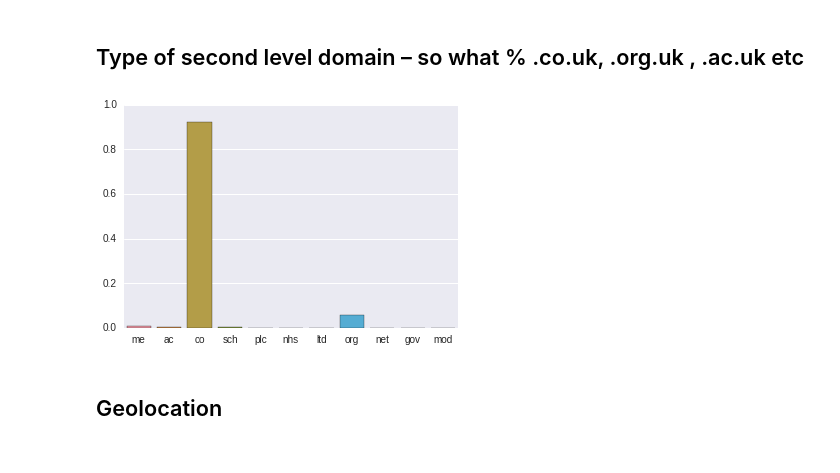
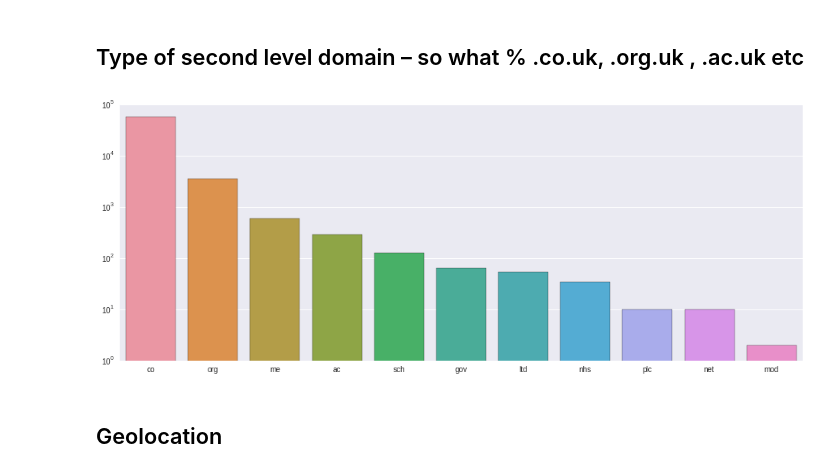
Before and after one commit to ukwa/crawl-analysis, a Jupyter notebook: domain-crawl/2014-domain-crawl-analysis.ipynb, the cells around one changed output. Saved outputs shown, nothing was run; the diff lists cells and outputs as text; code cells hidden in the pictures.

```diff
--- a/domain-crawl/2014-domain-crawl-analysis.ipynb
+++ b/domain-crawl/2014-domain-crawl-analysis.ipynb
@@ -143,18 +153,17 @@ log_non_uk_tld_fractions = [math.log(float(value)/float(non_uk_tld_total)) for v
 # %% [markdown]
 ## Type of second level domain – so what % .co.uk, .org.uk , .ac.uk etc
-# %%
-sld_labels = list(slds.keys())
-sld_total = sum(list(slds.values()))
-sld_fractions = [float(value)/float(sld_total) for value in slds.values()]
-sld_explode = [1 for l in sld_labels]
-
-#pyplot.pie(sld_fractions, labels=sld_labels, shadow=True, explode=sld_explode, autopct="%1.1f%%")
-seaborn.barplot(range(len(sld_labels)),sld_fractions)#labels=non_uk_tld_labels, shadow=False, explode=non_uk_tld_explode, autopct="%1.1f%%")
-plt.xticks(range(len(sld_labels)), sld_labels)
-
-plt.show()
-# %% [output]
-[figure, removed]
+# %%
+slds_sorted = OrderedDict(sorted(slds.items(), key=lambda x: x[1], reverse=True))
+
+fig = plt.figure(figsize=(16,6))
+
+seaborn.barplot(range(len(slds_sorted)), slds_sorted.values()[:tldc])
+
+plt.xticks(range(len(slds_sorted)), slds_sorted.keys()[:tldc])
+plt.yscale('log')
+plt.show()
+# %% [output]
+[figure, added]
 # %% [markdown]
 ## Geolocation
 # %%
```
Also changed, not shown: parts of 6 cells of this notebook.
